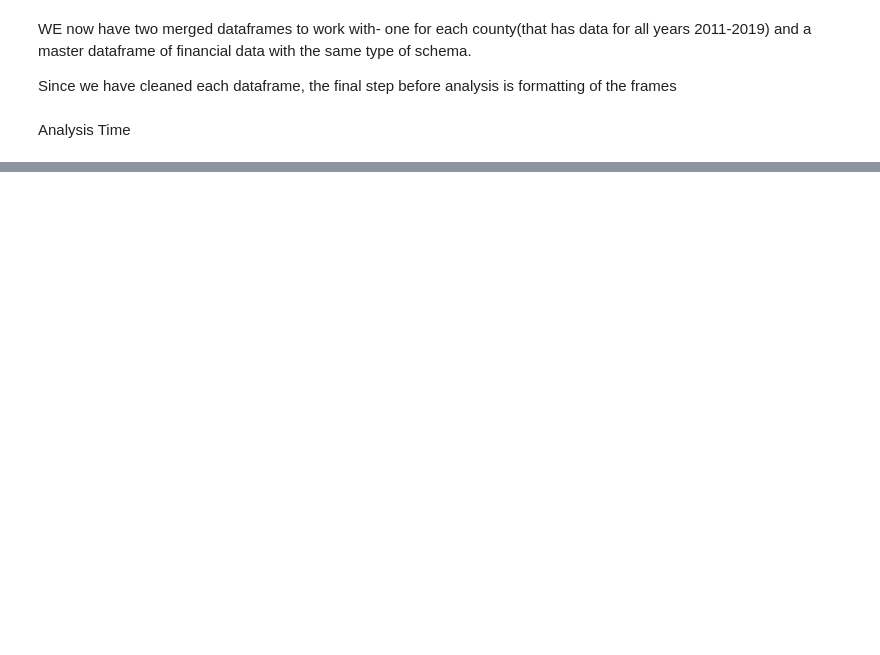
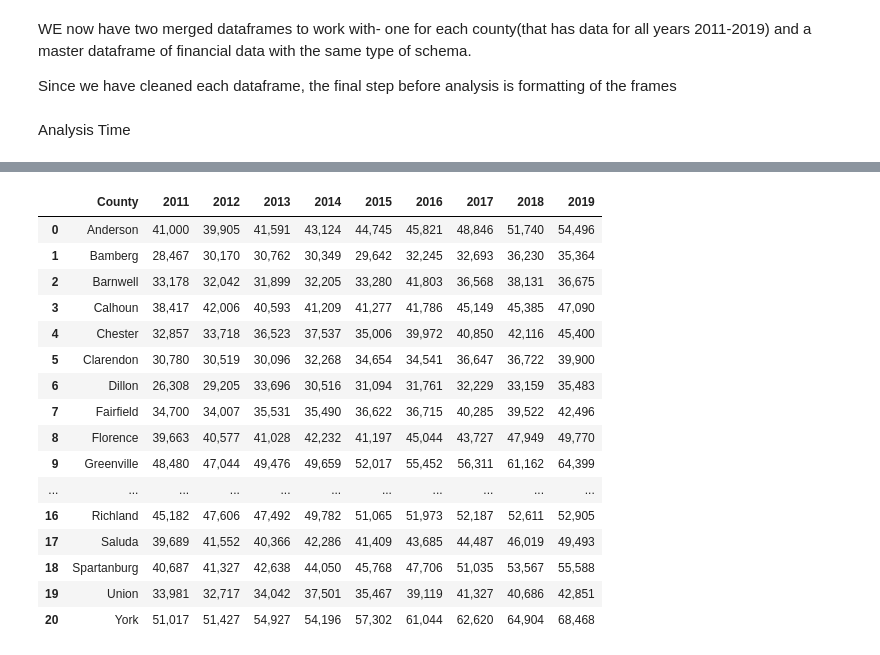
Before and after one commit to LawrenJ/LawrenJ, a Jupyter notebook: Project_1/crime_and_econ.ipynb, the cells around one changed output, grey strips where cells are left out. Saved outputs shown, nothing was run; the diff lists cells and outputs as text; code cells hidden in the pictures; blank space fills up the shorter version.

```diff
--- a/Project_1/crime_and_econ.ipynb
+++ b/Project_1/crime_and_econ.ipynb
@@ -451,0 +407,2 @@ sc_offenses_full
+# %%
+med_house_income = med_house_income.reset_index(drop=True)
@@ -451,0 +427,20 @@ sc_offenses_full
+# %%
+med_house_income
+# %% [output]
+|  | County | 2011 | 2012 | 2013 | 2014 | 2015 | 2016 | 2017 | 2018 | 2019 |
+| 0 | Anderson | 41,000 | 39,905 | 41,591 | 43,124 | 44,745 | 45,821 | 48,846 | 51,740 | 54,496 |
+| 1 | Bamberg | 28,467 | 30,170 | 30,762 | 30,349 | 29,642 | 32,245 | 32,693 | 36,230 | 35,364 |
+| 2 | Barnwell | 33,178 | 32,042 | 31,899 | 32,205 | 33,280 | 41,803 | 36,568 | 38,131 | 36,675 |
+| 3 | Calhoun | 38,417 | 42,006 | 40,593 | 41,209 | 41,277 | 41,786 | 45,149 | 45,385 | 47,090 |
+| 4 | Chester | 32,857 | 33,718 | 36,523 | 37,537 | 35,006 | 39,972 | 40,850 | 42,116 | 45,400 |
+| 5 | Clarendon | 30,780 | 30,519 | 30,096 | 32,268 | 34,654 | 34,541 | 36,647 | 36,722 | 39,900 |
+| 6 | Dillon | 26,308 | 29,205 | 33,696 | 30,516 | 31,094 | 31,761 | 32,229 | 33,159 | 35,483 |
+| 7 | Fairfield | 34,700 | 34,007 | 35,531 | 35,490 | 36,622 | 36,715 | 40,285 | 39,522 | 42,496 |
+| 8 | Florence | 39,663 | 40,577 | 41,028 | 42,232 | 41,197 | 45,044 | 43,727 | 47,949 | 49,770 |
+| 9 | Greenville | 48,480 | 47,044 | 49,476 | 49,659 | 52,017 | 55,452 | 56,311 | 61,162 | 64,399 |
+| ... | ... | ... | ... | ... | ... | ... | ... | ... | ... | ... |
+| 16 | Richland | 45,182 | 47,606 | 47,492 | 49,782 | 51,065 | 51,973 | 52,187 | 52,611 | 52,905 |
+| 17 | Saluda | 39,689 | 41,552 | 40,366 | 42,286 | 41,409 | 43,685 | 44,487 | 46,019 | 49,493 |
+| 18 | Spartanburg | 40,687 | 41,327 | 42,638 | 44,050 | 45,768 | 47,706 | 51,035 | 53,567 | 55,588 |
+| 19 | Union | 33,981 | 32,717 | 34,042 | 37,501 | 35,467 | 39,119 | 41,327 | 40,686 | 42,851 |
+| 20 | York | 51,017 | 51,427 | 54,927 | 54,196 | 57,302 | 61,044 | 62,620 | 64,904 | 68,468 |
```
Also changed, not shown: parts of 16 cells of this notebook.
